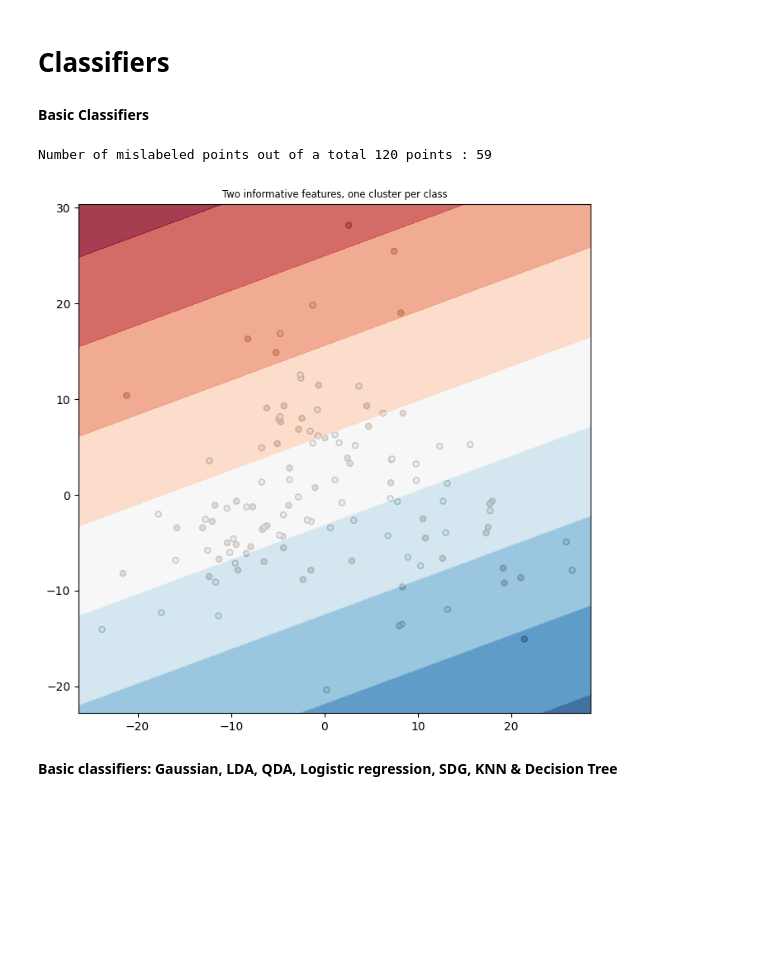
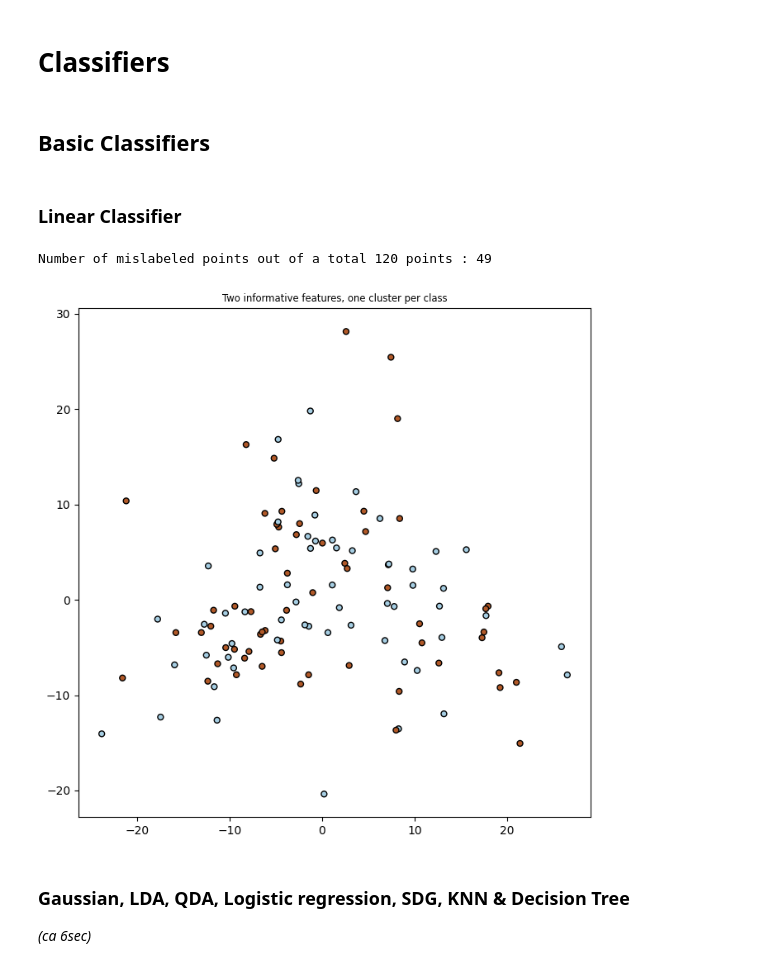
Before and after one commit to folkertj00/liver_learning, a Jupyter notebook: assignment.ipynb, the cells around one changed output. Drawn from its saved outputs; the diff is of its cells as text; code cells hidden in the pictures; blank space fills up the shorter version.

```diff
--- a/assignment.ipynb
+++ b/assignment.ipynb
@@ -560,11 +601,4 @@ print("Mean Squared Error:", mse)
 # %%
-#PCA
-from sklearn.decomposition import PCA
-from sklearn.svm import SVC
-from sklearn.pipeline import Pipeline
-from sklearn.model_selection import GridSearchCV
-import numpy as np
-
 # Define your pipeline with PCA followed by SVM
 pipeline = Pipeline([
     ('pca', PCA()),
@@ -579,12 +613,12 @@ param_grid = {
 }
 
 # Perform grid search with cross-validation
-grid_search = GridSearchCV(pipeline, param_grid, cv=5, n_jobs=-1)
-grid_search.fit(X_train_scaled, y_train)
+grid_search_pca = GridSearchCV(pipeline, param_grid, cv=5, n_jobs=-1)
+grid_search_pca.fit(X_train_scaled, y_train)
 
 # Get the best parameters and model from the grid search
-best_params = grid_search.best_params_
-best_model = grid_search.best_estimator_
+best_params = grid_search_pca.best_params_
+best_model = grid_search_pca.best_estimator_
 
 print("Best Parameters:", best_params)
 
@@ -609,7 +643,6 @@ X_train_pca = pca.transform(X_train_scaled)
 X_val_pca = pca.transform(X_val_scaled)
 X_test_pca = pca.transform(X_test_scaled)
 
-
 print("Ideal number of PCA components:", ideal_num_components)
 
 # # Optionally, print out the transformed data to see the result
@@ -623,45 +656,28 @@ Ideal number of PCA components: 4
 # %% [markdown]
 # Classifiers
 # %% [markdown]
-**Basic Classifiers**
+## Basic Classifiers
+# %% [markdown]
+### **Linear Classifier**
 # %%
-# # General packages
-# import numpy as np
-# import matplotlib.pyplot as plt
-# from sklearn import datasets as ds
-# from sklearn import metrics
-
-# # Metrics
-# from sklearn.metrics import confusion_matrix
-# from sklearn.metrics import mean_absolute_error
-# from sklearn.metrics import r2_score
-
-# # Basic Classifiers
-# from sklearn.naive_bayes import GaussianNB
-# from sklearn.discriminant_analysis import LinearDiscriminantAnalysis
-# from sklearn.discriminant_analysis import QuadraticDiscriminantAnalysis
-# from sklearn.linear_model import LogisticRegression
-# from sklearn.linear_model import SGDClassifier
-# from sklearn.tree import DecisionTreeClassifier
-# from sklearn.neighbors import KNeighborsClassifier
-
 # Linear classifier
 fig = plt.figure(figsize=(8, 8))
 ax = fig.add_subplot(111)
 ax.set_title("Two informative features, one cluster per class",
              fontsize='small')
 ax.scatter(X_train_pca[:, 0], X_train_pca[:, 1], marker='o', c=y_train_list,
            s=25, edgecolor='k', cmap=plt.cm.Paired)
 lda = LinearDiscriminantAnalysis()
 lda = lda.fit(X_train_pca, y_train_list)
 y_pred = lda.predict(X_train_pca)
-colorplot(lda, ax, X_train_pca[:, 0], X_train_pca[:, 1])
+# colorplot(lda, ax, X_train_pca[:, 0], X_train_pca[:, 1])
 print("Number of mislabeled points out of a total %d points : %d" % (X_train_pca.shape[0], (y_train_list != y_pred).sum()))
 # %% [output]
-Number of mislabeled points out of a total 120 points : 59
+Number of mislabeled points out of a total 120 points : 49
-[figure, old version]
+[figure, new version]
 # %% [markdown]
-**Basic classifiers: Gaussian, LDA, QDA, Logistic regression, SDG, KNN & Decision Tree**
+### **Gaussian, LDA, QDA, Logistic regression, SDG, KNN & Decision Tree**
+*(ca 6sec)*
 # %%
 # Plot several basic classifiers and plot the result. Define misclasses
 clsfs = [LinearDiscriminantAnalysis(),QuadraticDiscriminantAnalysis(),GaussianNB(),
```
Also changed, not shown: parts of 43 cells of this notebook.
